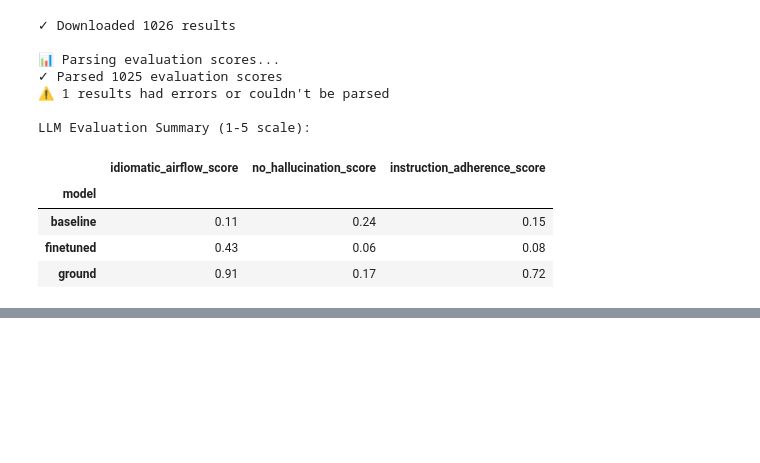
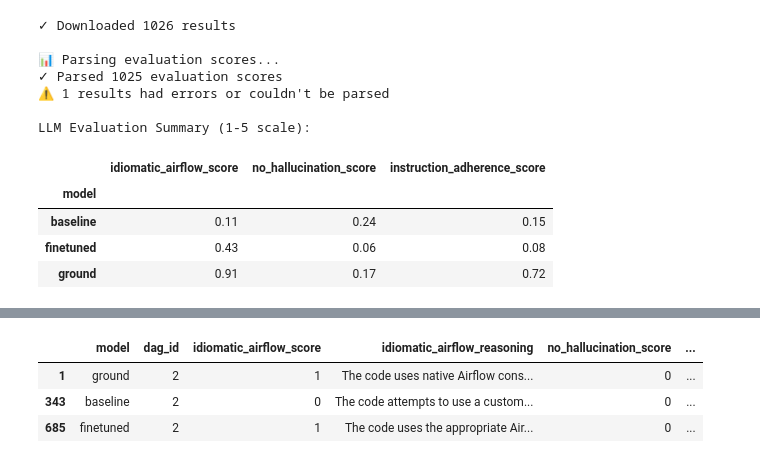
Before and after one commit to andrea-t94/airflow-net, a Jupyter notebook: research/finetuning/notebooks/03_model_evaluation.ipynb, the cells around one changed output, grey strips where cells are left out. Cells and saved outputs as stored; diff of their text form; code cells hidden in the pictures; blank space fills up the shorter version.

```diff
--- a/research/finetuning/notebooks/03_model_evaluation.ipynb
+++ b/research/finetuning/notebooks/03_model_evaluation.ipynb
@@ -520,0 +602,3 @@ LLM Evaluation Summary (1-5 scale):
+# %%
+pd.set_option('display.max_colwidth', None)
+df_llm[df_llm.dag_id==0][['model','instruction_adherence_score','instruction_adherence_reasoning']]
@@ -520,0 +650,3 @@ LLM Evaluation Summary (1-5 scale):
+# %%
+pd.set_option('display.max_colwidth', None)
+df_llm[df_llm.dag_id==0][['model','no_hallucination_score','no_hallucination_reasoning']]
@@ -520,0 +688,8 @@ LLM Evaluation Summary (1-5 scale):
+# %%
+pd.set_option('display.max_colwidth', None)
+df_llm[df_llm.dag_id==2]
+# %% [output]
+|  | model | dag_id | idiomatic_airflow_score | idiomatic_airflow_reasoning | no_hallucination_score | ... |
+| 1 | ground | 2 | 1 | The code uses native Airflow cons... | 0 | ... |
+| 343 | baseline | 2 | 0 | The code attempts to use a custom... | 0 | ... |
+| 685 | finetuned | 2 | 1 | The code uses the appropriate Air... | 0 | ... |
```
Also changed, not shown: parts of 12 cells of this notebook, 2 other files.
